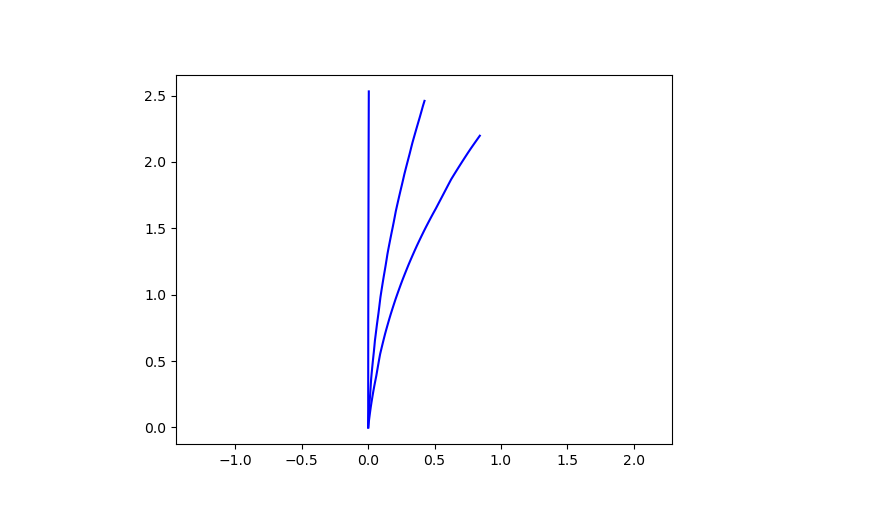
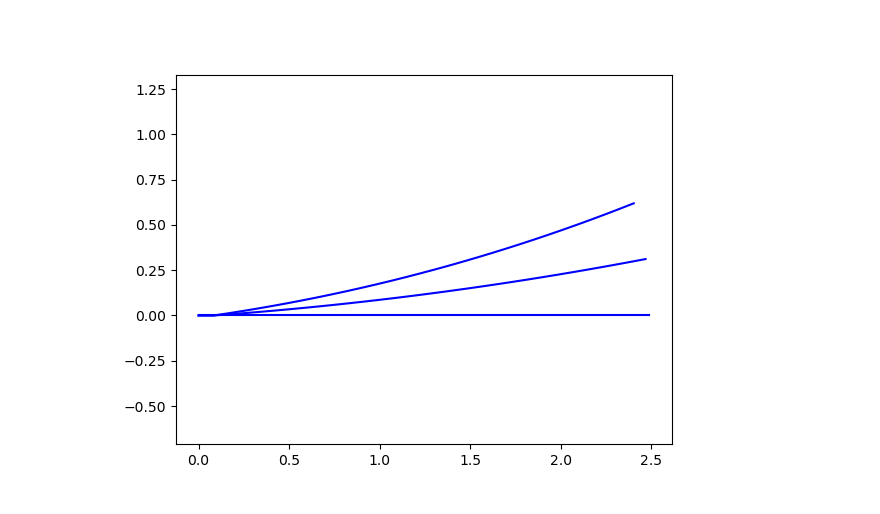
Before and after one commit to SaeedRahmani/MPC_for_AV_at_Intersection, a Jupyter notebook: ro47005-project/visualise_mp.ipynb, the cells around one changed output. Cells and saved outputs as stored; diff of their text form; code cells hidden in the pictures.

Commit message:
Created motion primitives with our own bicycle model; still needs some tuning.

```diff
--- a/ro47005-project/visualise_mp.ipynb
+++ b/ro47005-project/visualise_mp.ipynb
@@ -9,25 +95,25 @@ UsageError: Line magic function `%` not found.
 # %%
 def open_pkl(filename):
     with open(filename, 'rb') as file:
         return pickle.load(file)
 
 
 plt.close
 plt.figure()
 plt.axis('equal')
 # plt.ylim(0, 1)
 filenames = [
-    'data/motion_primitives/straight.pkl',
-    'data/motion_primitives/left1.pkl',
-    'data/motion_primitives/left2.pkl'
+    'data/motion_primitives_bicycle_model/straight.pkl',
+    'data/motion_primitives_bicycle_model/left1.pkl',
+    'data/motion_primitives_bicycle_model/left2.pkl'
 ]
 
 for filename in filenames:
     points = open_pkl(filename).points
     points = np.array(points)
-    plt.plot(points[:, 1], points[:, 0], color='b')
+    plt.plot(points[:, 0], points[:, 1], color='b')
     # plt.plot(-points[:, 1], points[:, 0])
 
 plt.show()
 # %% [output]
-[figure, old version]
+[figure, new version]
```
Also changed, not shown: parts of 3 cells of this notebook, 15 other files.
